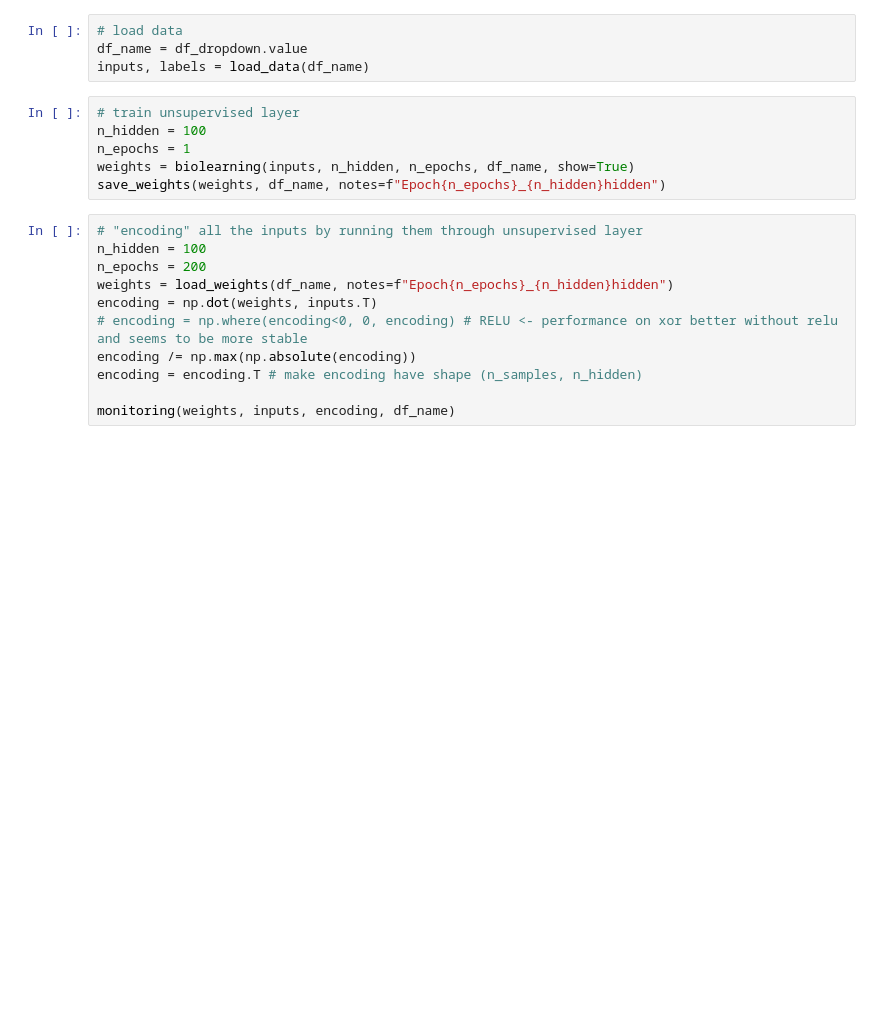
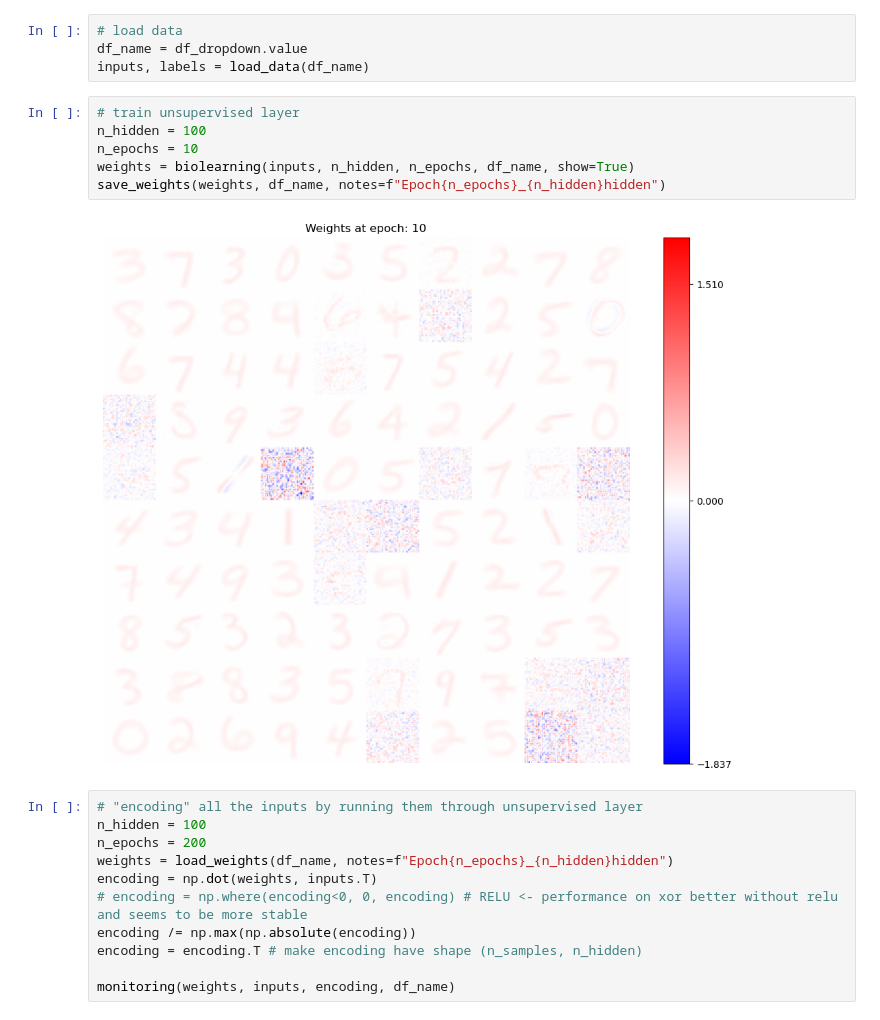
Before and after one commit to juelha/CompetingHiddenUnits, a Jupyter notebook: demo.ipynb, the cells around one changed output. Saved outputs shown, nothing was run; the diff lists cells and outputs as text; blank space fills up the shorter version.

```diff
--- a/demo.ipynb
+++ b/demo.ipynb
@@ -27,9 +26,11 @@ inputs, labels = load_data(df_name)
 # %%
 # train unsupervised layer
 n_hidden = 100
-n_epochs = 1
+n_epochs = 10
 weights = biolearning(inputs, n_hidden, n_epochs, df_name, show=True)
 save_weights(weights, df_name, notes=f"Epoch{n_epochs}_{n_hidden}hidden")
+# %% [output]
+[figure, added]
 # %%
 # "encoding" all the inputs by running them through unsupervised layer
 n_hidden = 100
```
Also changed, not shown: parts of 2 cells of this notebook, 5 other files.
